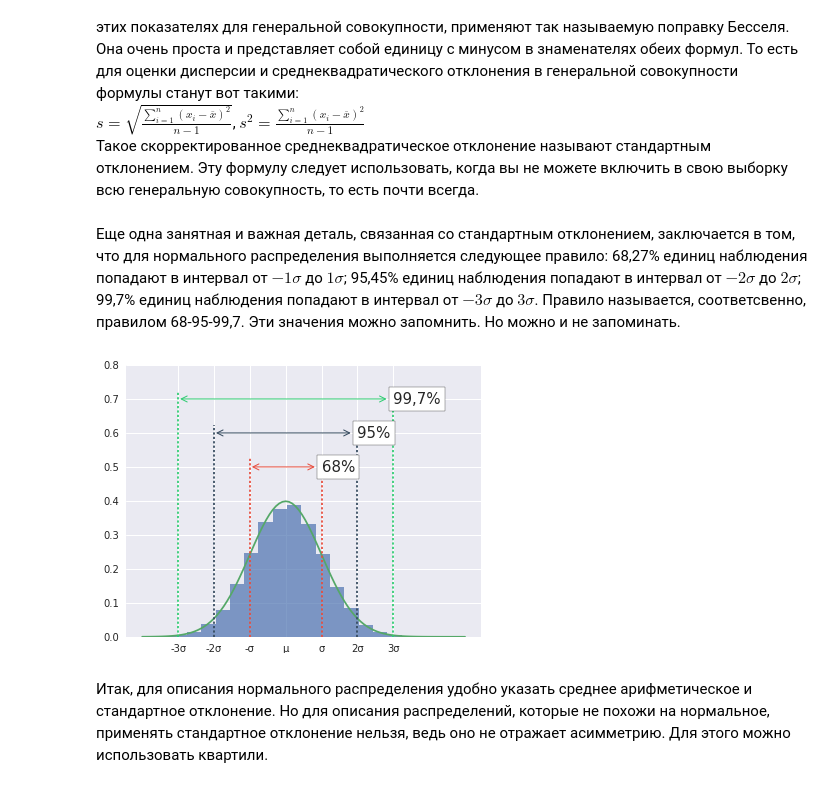
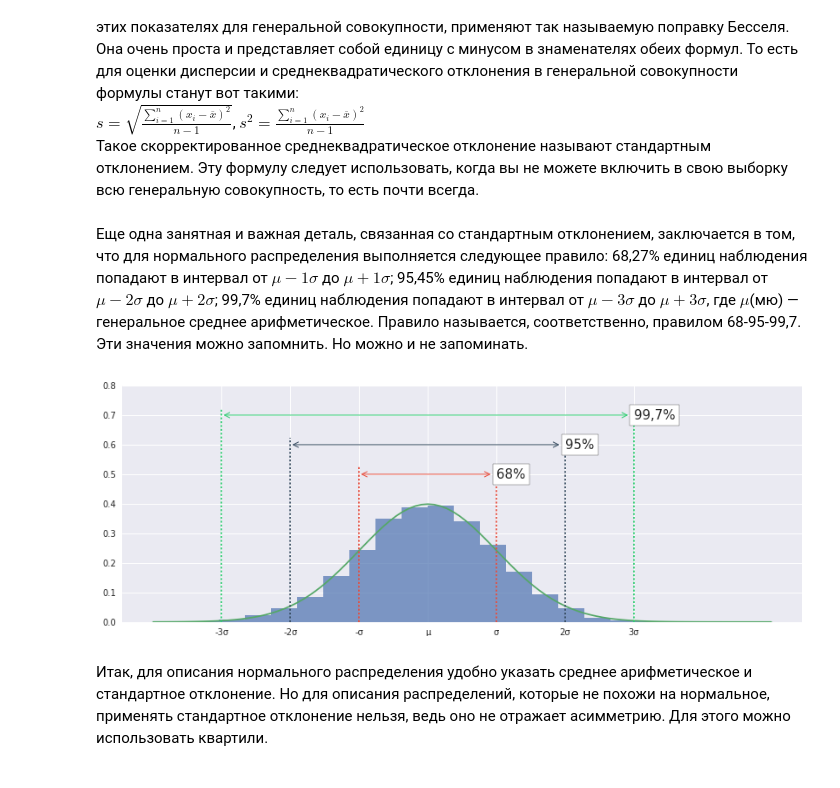
Before and after one commit to mishaberegov/statistics, a Jupyter notebook: Статистика_для_нубов.ipynb, the cells around one changed output. Cells and saved outputs as stored; diff of their text form; code cells hidden in the pictures.

```diff
--- a/Статистика_для_нубов.ipynb
+++ b/Статистика_для_нубов.ipynb
@@ -204,41 +204,41 @@ plt.show()
 $s = \sqrt{\frac{\sum_{i=1}^n (x_i - \overline{x})^2}{n-1}}$, $s^2=\frac{\sum_{i=1}^n (x_i - \overline{x})^2}{n-1}$ <br>
 Такое скорректированное среднеквадратическое отклонение называют стандартным отклонением. Эту формулу следует использовать, когда вы не можете включить в свою выборку всю генеральную совокупность, то есть почти всегда.
 # %% [markdown]
-Еще одна занятная и важная деталь, связанная со стандартным отклонением, заключается в том, что для нормального распределения выполняется следующее правило: 68,27% единиц наблюдения попадают в интервал от $-1\sigma$ до $1\sigma$; 95,45% единиц наблюдения попадают в интервал от $-2\sigma$ до $2\sigma$; 99,7% единиц наблюдения попадают в интервал от $-3\sigma$ до $3\sigma$. Правило называется, соответсвенно, правилом 68-95-99,7. Эти значения можно запомнить. Но можно и не запоминать.
+Еще одна занятная и важная деталь, связанная со стандартным отклонением, заключается в том, что для нормального распределения выполняется следующее правило: 68,27% единиц наблюдения попадают в интервал от $\mu−1σ$ до $\mu+1σ$; 95,45% единиц наблюдения попадают в интервал от $\mu−2σ$ до $\mu+2σ$; 99,7% единиц наблюдения попадают в интервал от $\mu−3σ$ до $\mu+3σ$, где $\mu$(мю) &mdash; генеральное среднее арифметическое. Правило называется, соответственно, правилом 68-95-99,7. Эти значения можно запомнить. Но можно и не запоминать.
 # %%
 norm_rv = stats.norm(loc=0, scale = 1) #Вот у меня нормально распределенная величина
 sample_norm = norm_rv.rvs(size=10000)
-fig = plt.figure(figsize=(14, 5))
-ax = fig.add_subplot(121)
+fig_rule = plt.figure(figsize=(14, 5))
+ax = fig_rule.add_subplot(111)
 x = np.linspace(-4,5,100)
 pdf = norm_rv.pdf(x)
 xticks = [-3, -2, -1, 0, 1, 2, 3]
 xticks_s = ['-3σ', '-2σ', '-σ', 'μ', 'σ', '2σ', '3σ']
 plt.xticks(xticks, xticks_s)
 plt.ylim(0, 0.8)
 plt.hist(sample_norm, normed=True, bins = 20, alpha=0.7)
 plt.plot(x, pdf)
 for i in [-3, 3]: plt.axvline(i, ls='dotted', c='#2ecc71', ymax=0.9)
 for i in [-2, 2]: plt.axvline(i, ls='dotted', c="#34495e", ymax=0.78)
 for i in [-1, 1]: plt.axvline(i, ls='dotted', c="#e74c3c", ymax=0.66)
 ax.annotate('68%', xy=(-1, 0.5), \
             xytext=(1, 0.5), xycoords='data',
             fontsize=15, ha='left', va='center',
             bbox=dict(boxstyle='square', fc='white'),
             arrowprops=dict(arrowstyle='<->, head_length=0.4,head_width=0.2', lw=1.0, color="#e74c3c"))
 ax.annotate('95%', xy=(-2, 0.6), \
             xytext=(2, 0.6), xycoords='data',
             fontsize=15, ha='left', va='center',
             bbox=dict(boxstyle='square', fc='white'),
             arrowprops=dict(arrowstyle='<->, head_length=0.4,head_width=0.2', lw=1.0, color="#34495e"))
 ax.annotate('99,7%', xy=(-3, 0.7), \
             xytext=(3, 0.7), xycoords='data',
             fontsize=15, ha='left', va='center',
             bbox=dict(boxstyle='square', fc='white'),
             arrowprops=dict(arrowstyle='<->, head_length=0.4,head_width=0.2', lw=1.0, color='#2ecc71'))
 plt.show()
 # %% [output]
-[figure, old version]
+[figure, new version]
 # %% [markdown]
 Итак, для описания нормального распределения удобно указать среднее арифметическое и стандартное отклонение. Но для описания распределений, которые не похожи на нормальное, применять стандартное отклонение нельзя, ведь оно не отражает асимметрию. Для этого можно использовать квартили.
 # %% [markdown]
```
Also changed, not shown: parts of 7 cells of this notebook.
